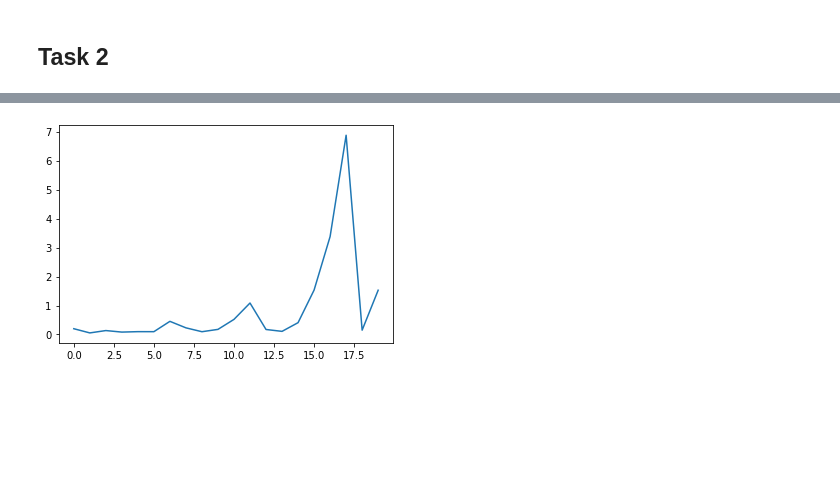
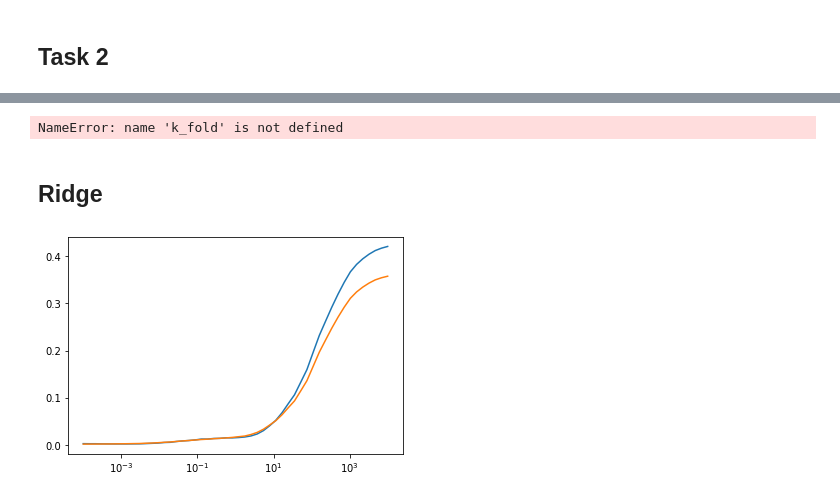
Before and after one commit to MortenTryti/MachineLearning, a Jupyter notebook: Project 1/Project 1.ipynb, the cells around one changed output, grey strips where cells are left out. Drawn from its saved outputs; the diff is of its cells as text; code cells hidden in the pictures; blank space fills up the shorter version.

```diff
--- a/Project 1/Project 1.ipynb
+++ b/Project 1/Project 1.ipynb
@@ -372,16 +380,43 @@ The polynomial range is [0,27]
 # %%
-#Rige
+#K_fold
 
-n = 20
-k = 7
+n = 27
+k = 15
 
 M_list = np.zeros(n)
 
 for j in range(n):
     X = create_X(x,y,j)
-    M_list[j] = k_fold(z,k,X)
+    M_list[j] = k_foldOLS(z,k,X)
 
 plt.plot(M_list)
 plt.show()
 # %% [output]
-[figure, removed]
+NameError: name 'k_fold' is not defined
+# %% [markdown]
+## Ridge
+# %%
+lam = np.logspace(-4,4)
+lam_n = np.size(lam)
+degrees = 27
+
+Bootstrapp_train_errors = np.zeros((lam_n,degrees))
+Bootstrapp_test_errors = np.zeros((lam_n,degrees))
+i,j = 0,0
+
+for alpha in lam:
+    for degree in range(degrees):
+        X = create_X(x,y,degree)
+        X_strain, X_stest, z_strain, z_stest = train_test_split(X_scale, z_scaled.reshape(-1,1) , test_size = 0.2 )
+        bootstrap_train, bootstrap_test = BootstrapRidge(X_train,X_test,z_train,z_test,alpha,30)
+        Bootstrapp_train_errors[i,j] =  bootstrap_train
+        Bootstrapp_test_errors[i,j] = bootstrap_test
+        j +=1
+    i +=1
+    j=0
+# %%
+plt.semilogx(lam,Bootstrapp_train_errors[:,4])
+plt.semilogx(lam,Bootstrapp_test_errors[:,4])
+plt.show()
+# %% [output]
+[figure, added]
```
Also changed, not shown: parts of 4 cells of this notebook.
